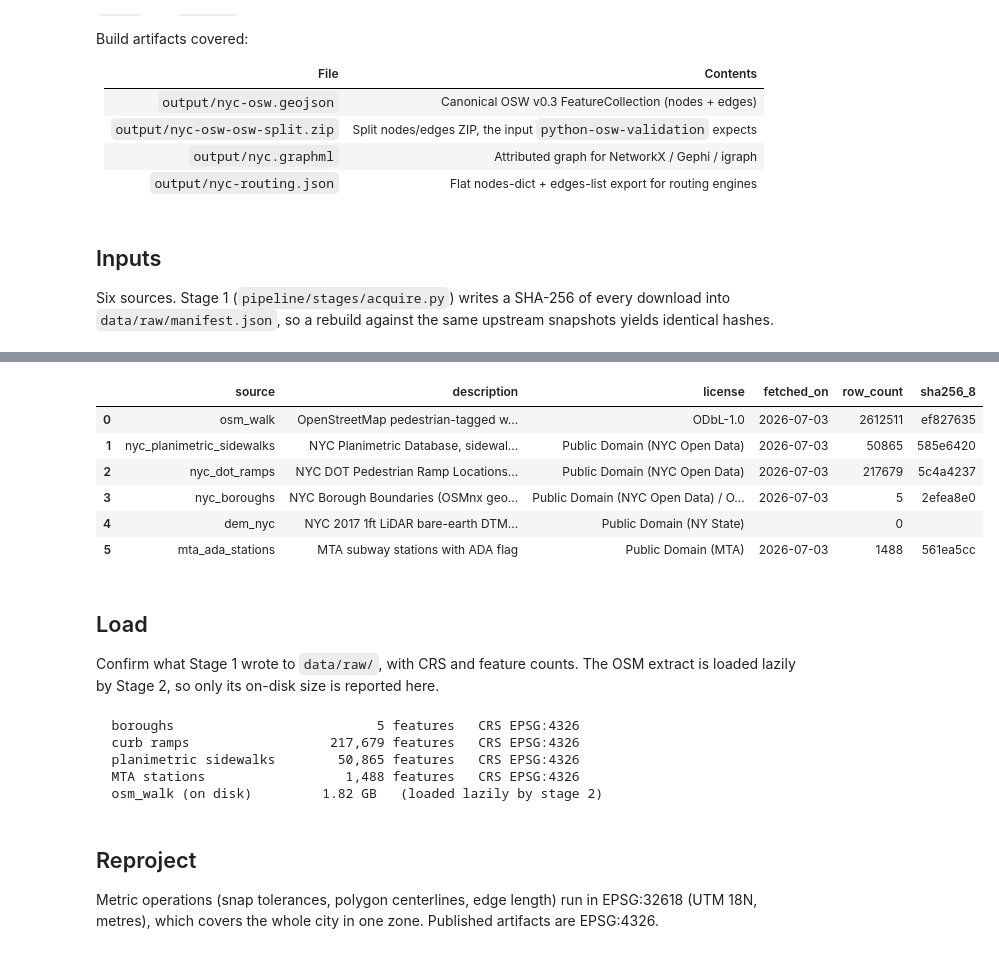
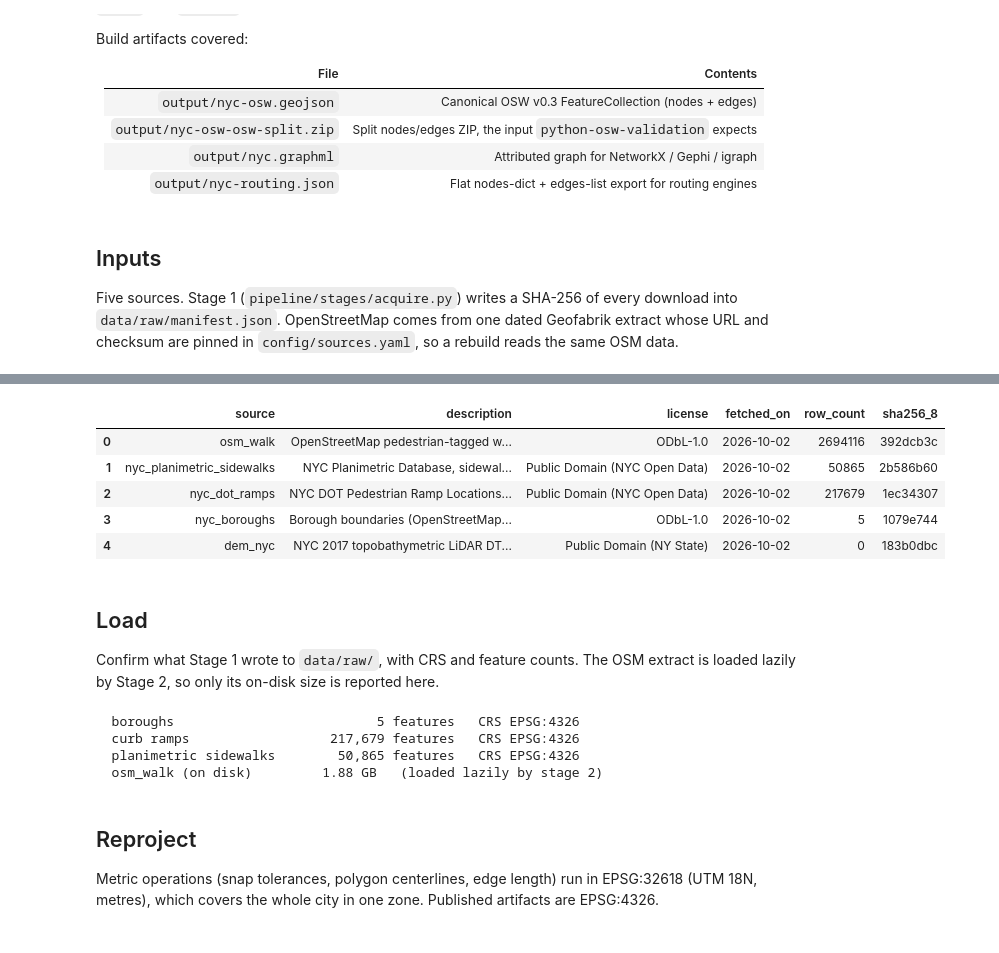
Before and after one commit to msradam/opensidewalks-nyc, a Jupyter notebook: notebooks/build.ipynb, the cells around one changed output, grey strips where cells are left out. Cells and saved outputs as stored; diff of their text form; code cells hidden in the pictures.

```diff
--- a/notebooks/build.ipynb
+++ b/notebooks/build.ipynb
@@ -38,12 +38,12 @@ with open(REPO / "config" / "build.yaml") as f:
 # %% [markdown]
 ## Inputs
 
-Six sources. Stage 1 (`pipeline/stages/acquire.py`) writes a SHA-256 of every download into `data/raw/manifest.json`, so a rebuild against the same upstream snapshots yields identical hashes.
+Five sources. Stage 1 (`pipeline/stages/acquire.py`) writes a SHA-256 of every download into `data/raw/manifest.json`. OpenStreetMap comes from one dated Geofabrik extract whose URL and checksum are pinned in `config/sources.yaml`, so a rebuild reads the same OSM data.
 # %%
 INPUTS = {
     "osm_walk": {
         "name":   "OpenStreetMap pedestrian-tagged ways (NYC)",
-        "format": "OSMnx graph -> GeoJSON LineStrings",
+        "format": "Geofabrik extract -> OSMnx graph -> GeoJSON LineStrings",
         "license": "ODbL-1.0",
     },
     "nyc_planimetric_sidewalks": {
@@ -57,19 +57,14 @@ INPUTS = {
         "license": "Public Domain (NYC Open Data)",
     },
     "nyc_boroughs": {
-        "name":   "NYC Borough Boundaries (OSMnx geocode fallback)",
+        "name":   "Borough boundaries (OpenStreetMap via Nominatim)",
         "format": "GeoJSON MultiPolygon",
-        "license": "Public Domain (NYC Open Data) / ODbL-1.0 (fallback)",
+        "license": "ODbL-1.0",
     },
     "dem_nyc": {
-        "name":   "NYC 2017 1ft LiDAR bare-earth DTM (NYS GIS ImageServer)",
+        "name":   "NYC 2017 topobathymetric LiDAR DTM (NYS GIS ImageServer, 1 m service)",
         "format": "GeoTIFF, one tile per borough",
         "license": "Public Domain (NY State)",
-    },
-    "mta_ada_stations": {
-        "name":   "MTA subway stations with ADA flag",
-        "format": "Socrata GeoJSON Point / GTFS fallback",
-        "license": "Public Domain (MTA)",
     },
 }
 
@@ -78,7 +73,7 @@ with open(RAW / "manifest.json") as f:
 
 rows = []
 for sid, meta in INPUTS.items():
-    fm = fetched.get(sid, {})
+    fm = fetched.get(sid) or fetched.get("dem_manhattan" if sid == "dem_nyc" else sid, {})
     rows.append({
         "source":      sid,
         "description": meta["name"],
@@ -87,5 +82,8 @@ for sid, meta in INPUTS.items():
         "row_count":   fm.get("row_count", 0),
         "sha256_8":    (fm.get("content_hash") or "")[:8],
     })
+extract = fetched["osm_extract"]
+print("OSM extract:", extract["url"])
+print("  data as of", extract["osm_data_timestamp"], " sha256", extract["content_hash"])
 pd.DataFrame(rows)
 # %% [output]
@@ -92,10 +92,9 @@ pd.DataFrame(rows)
 |  | source | description | license | fetched_on | row_count | sha256_8 |
-| 0 | osm_walk | OpenStreetMap pedestrian-tagged w... | ODbL-1.0 | 2026-07-03 | 2612511 | ef827635 |
-| 1 | nyc_planimetric_sidewalks | NYC Planimetric Database, sidewal... | Public Domain (NYC Open Data) | 2026-07-03 | 50865 | 585e6420 |
-| 2 | nyc_dot_ramps | NYC DOT Pedestrian Ramp Locations... | Public Domain (NYC Open Data) | 2026-07-03 | 217679 | 5c4a4237 |
-| 3 | nyc_boroughs | NYC Borough Boundaries (OSMnx geo... | Public Domain (NYC Open Data) / O... | 2026-07-03 | 5 | 2efea8e0 |
-| 4 | dem_nyc | NYC 2017 1ft LiDAR bare-earth DTM... | Public Domain (NY State) |  | 0 |  |
-| 5 | mta_ada_stations | MTA subway stations with ADA flag | Public Domain (MTA) | 2026-07-03 | 1488 | 561ea5cc |
+| 0 | osm_walk | OpenStreetMap pedestrian-tagged w... | ODbL-1.0 | 2026-10-02 | 2694116 | 392dcb3c |
+| 1 | nyc_planimetric_sidewalks | NYC Planimetric Database, sidewal... | Public Domain (NYC Open Data) | 2026-10-02 | 50865 | 2b586b60 |
+| 2 | nyc_dot_ramps | NYC DOT Pedestrian Ramp Locations... | Public Domain (NYC Open Data) | 2026-10-02 | 217679 | 1ec34307 |
+| 3 | nyc_boroughs | Borough boundaries (OpenStreetMap... | ODbL-1.0 | 2026-10-02 | 5 | 1079e744 |
+| 4 | dem_nyc | NYC 2017 topobathymetric LiDAR DT... | Public Domain (NY State) | 2026-10-02 | 0 | 183b0dbc |
 # %% [markdown]
 ## Load
 
@@ -104,13 +103,11 @@ Confirm what Stage 1 wrote to `data/raw/`, with CRS and feature counts. The OSM
 boroughs    = gpd.read_file(RAW / "nyc_boroughs"              / "boroughs.geojson")
 ramps       = gpd.read_file(RAW / "nyc_dot_ramps"             / "nyc_dot_ramps.geojson")
 planimetric = gpd.read_file(RAW / "nyc_planimetric_sidewalks" / "nyc_planimetric_sidewalks.geojson")
-ada         = gpd.read_file(RAW / "mta_ada_stations"          / "mta_ada_stations.geojson")
 
 for label, gdf in [
     ("boroughs",    boroughs),
     ("curb ramps",  ramps),
     ("planimetric sidewalks", planimetric),
-    ("MTA stations", ada),
 ]:
     print(f"  {label:24s}  {len(gdf):>9,} features   CRS {gdf.crs}")
 
@@ -120,8 +117,7 @@ print(f"  {'osm_walk (on disk)':24s}  {osm_path.stat().st_size / 1e9:>5.2f} GB
   boroughs                          5 features   CRS EPSG:4326
   curb ramps                  217,679 features   CRS EPSG:4326
   planimetric sidewalks        50,865 features   CRS EPSG:4326
-  MTA stations                  1,488 features   CRS EPSG:4326
-  osm_walk (on disk)         1.82 GB   (loaded lazily by stage 2)
+  osm_walk (on disk)         1.88 GB   (loaded lazily by stage 2)
 # %% [markdown]
 ## Reproject
 
```
Also changed, not shown: parts of 17 cells of this notebook.
